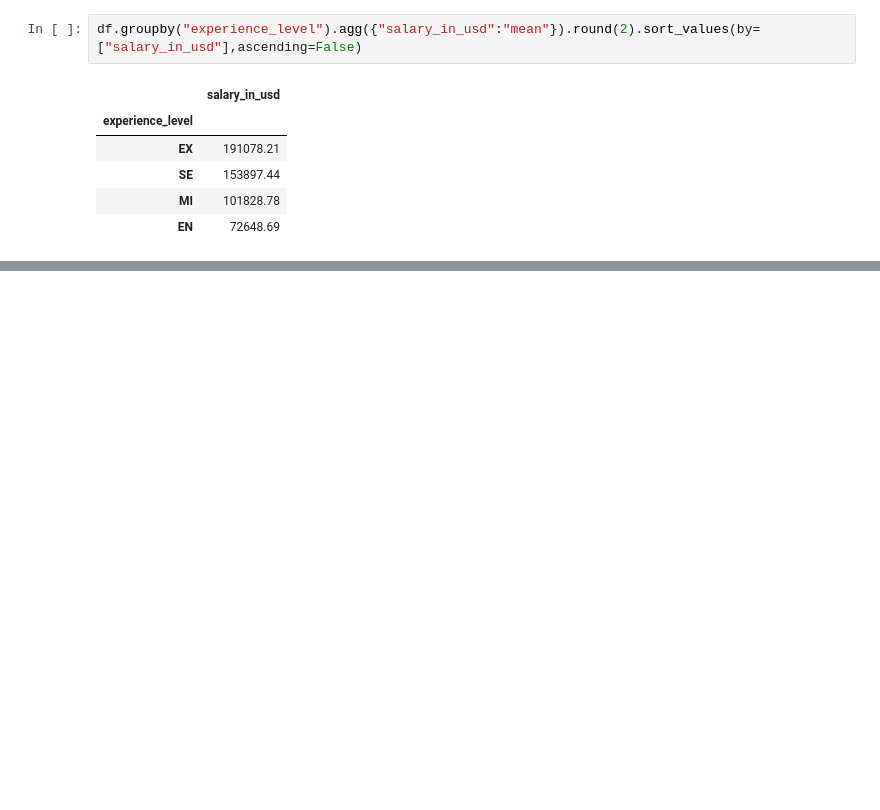
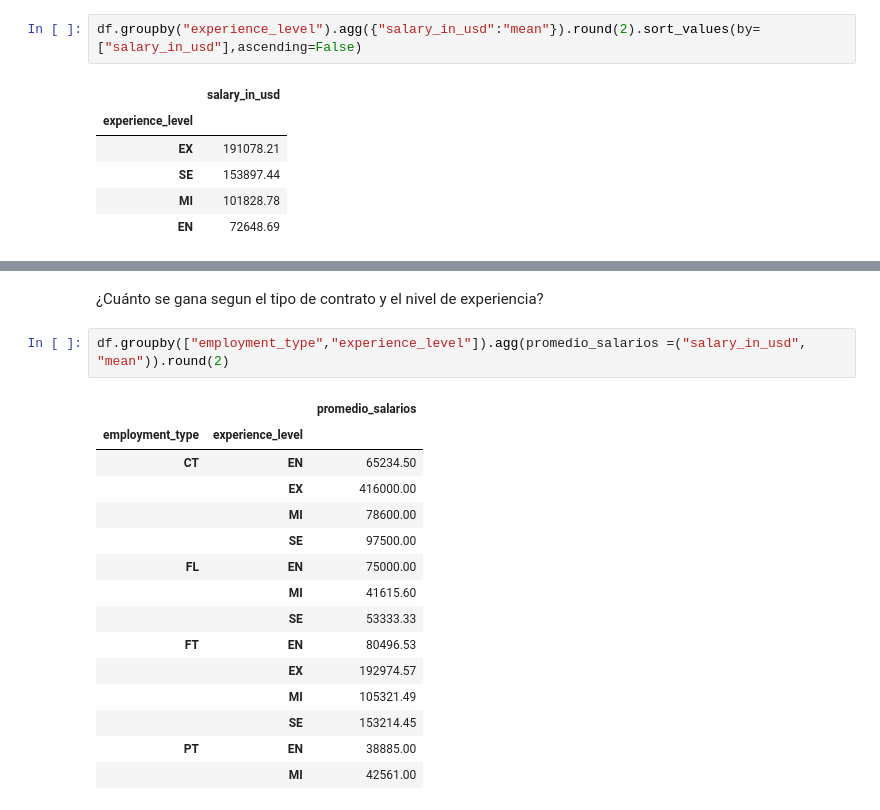
Before and after one commit to Germandcont/Data-Science---Salary-, a Jupyter notebook: Cuaderno/ds.ipynb, the cells around one changed output, grey strips where cells are left out. Cells and saved outputs as stored; diff of their text form; blank space fills up the shorter version.

```diff
--- a/Cuaderno/ds.ipynb
+++ b/Cuaderno/ds.ipynb
@@ -187,0 +198,20 @@ df.groupby("experience_level").agg({"salary_in_usd":"mean"}).round(2).sort_value
+# %% [markdown]
+¿Cuánto se gana segun el tipo de contrato y el nivel de experiencia?
+# %%
+df.groupby(["employment_type","experience_level"]).agg(promedio_salarios =("salary_in_usd", "mean")).round(2)
+# %% [output]
+|  |  | promedio_salarios |
+| employment_type | experience_level |  |
+| CT | EN | 65234.50 |
+|  | EX | 416000.00 |
+|  | MI | 78600.00 |
+|  | SE | 97500.00 |
+| FL | EN | 75000.00 |
+|  | MI | 41615.60 |
+|  | SE | 53333.33 |
+| FT | EN | 80496.53 |
+|  | EX | 192974.57 |
+|  | MI | 105321.49 |
+|  | SE | 153214.45 |
+| PT | EN | 38885.00 |
+|  | MI | 42561.00 |
```
Also changed, not shown: parts of 2 cells of this notebook.
